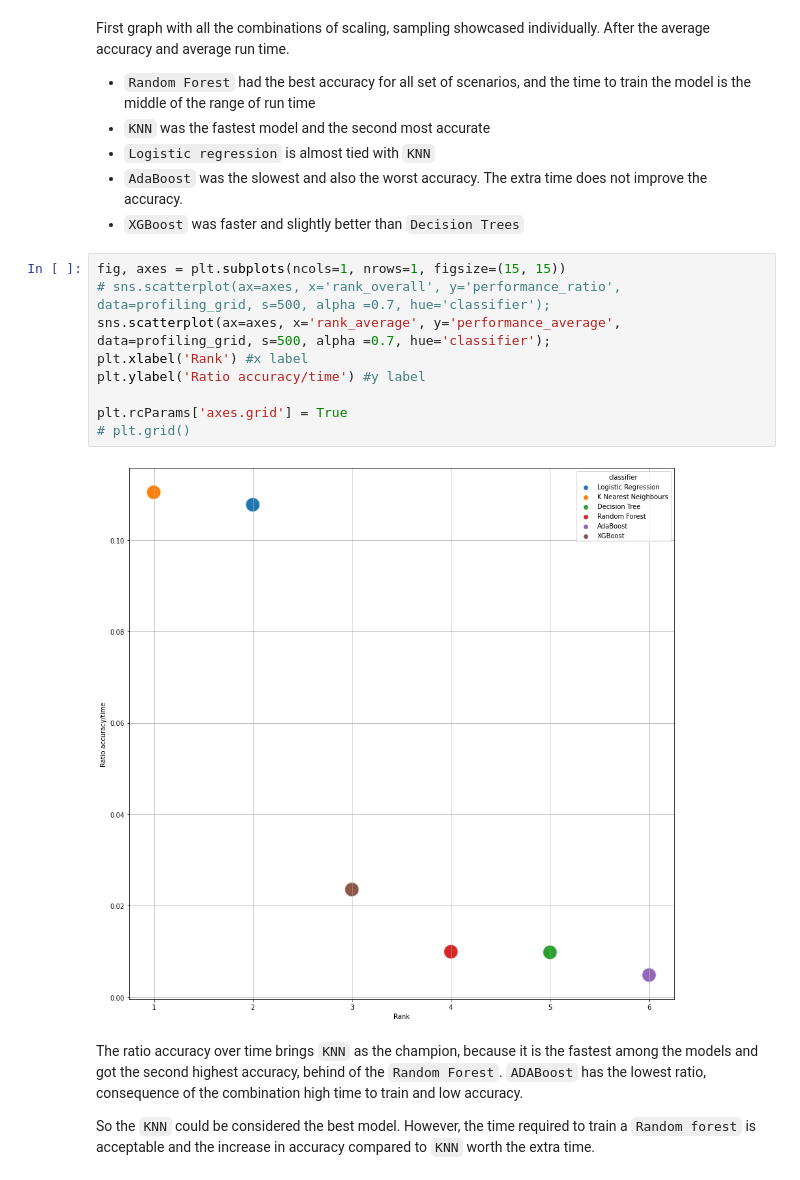
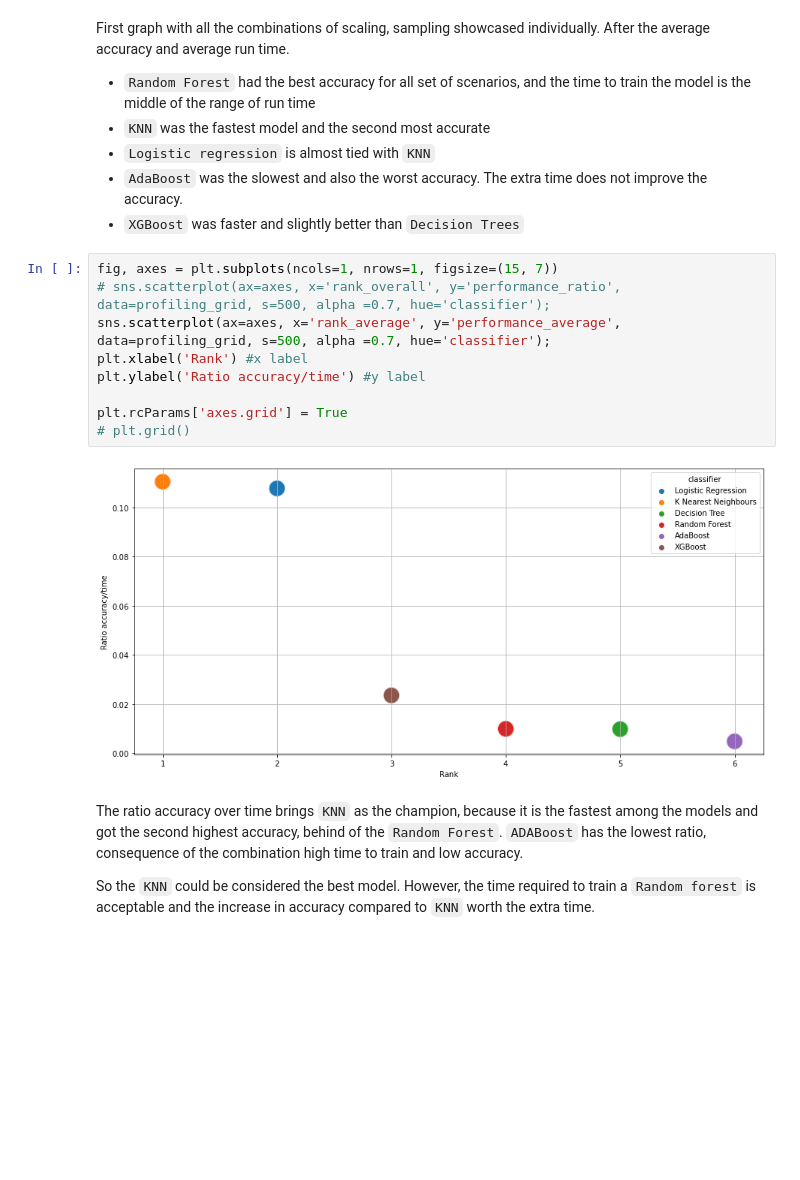
Before and after one commit to MarceloAlvesPereira/To-drink-or-not-to-drink, a Jupyter notebook: Dirty water.ipynb, the cells around one changed output. Drawn from its saved outputs; the diff is of its cells as text; blank space fills up the shorter version.

```diff
--- a/Dirty water.ipynb
+++ b/Dirty water.ipynb
@@ -1252,16 +1245,16 @@ First graph with all the combinations of scaling, sampling showcased individuall
 - `AdaBoost` was the slowest and also the worst accuracy. The extra time does not improve the accuracy.
 - `XGBoost` was faster and slightly better than `Decision Trees`
 # %%
-fig, axes = plt.subplots(ncols=1, nrows=1, figsize=(15, 15))
+fig, axes = plt.subplots(ncols=1, nrows=1, figsize=(15, 7))
 # sns.scatterplot(ax=axes, x='rank_overall', y='performance_ratio', data=profiling_grid, s=500, alpha =0.7, hue='classifier');
 sns.scatterplot(ax=axes, x='rank_average', y='performance_average', data=profiling_grid, s=500, alpha =0.7, hue='classifier');
 plt.xlabel('Rank') #x label
 plt.ylabel('Ratio accuracy/time') #y label
 
 plt.rcParams['axes.grid'] = True
 # plt.grid()
 # %% [output]
-[figure, old version]
+[figure, new version]
 # %% [markdown]
 The ratio accuracy over time brings `KNN` as the champion, because it is the fastest among the models and got the second highest accuracy, behind of the `Random Forest`.
 `ADABoost` has the lowest ratio, consequence of the combination high time to train and low accuracy.
```
Also changed, not shown: parts of 24 cells of this notebook, 2 other files.
